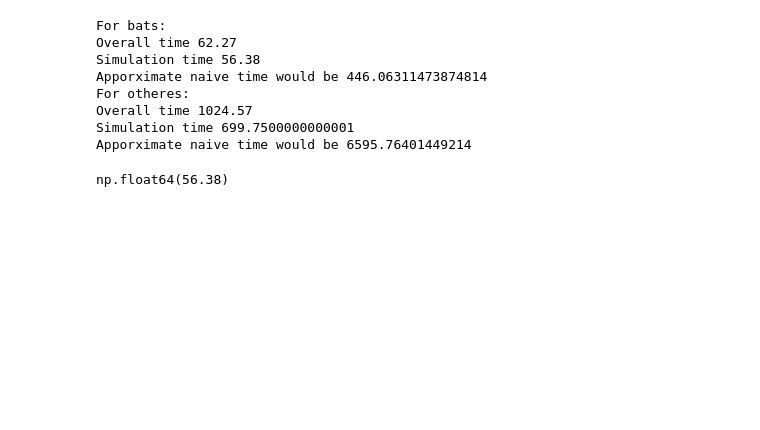
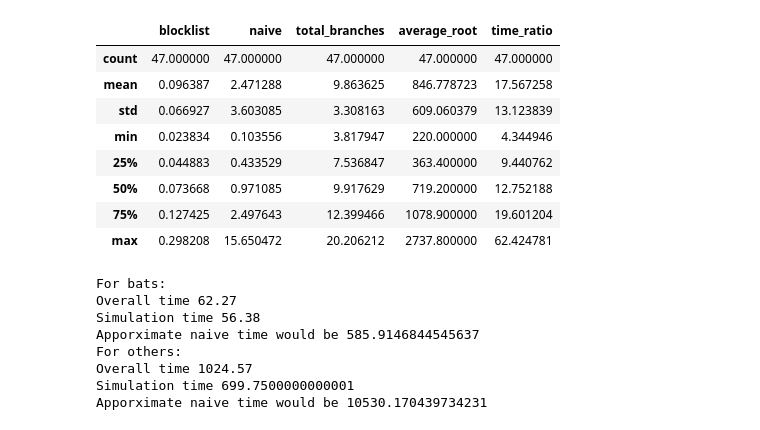
Before and after one commit to nimrodSerokTAU/evo-sim, a Jupyter notebook: analysis/notebooks/runtime_metrics.ipynb, the cells around one changed output. Saved outputs shown, nothing was run; the diff lists cells and outputs as text; code cells hidden in the pictures; blank space fills up the shorter version.

```diff
--- a/analysis/notebooks/runtime_metrics.ipynb
+++ b/analysis/notebooks/runtime_metrics.ipynb
@@ -131,14 +138,26 @@ time_log_bats_df.describe()
+# %%
+time_log_others_df.describe()
+# %% [output]
+|  | blocklist | naive | total_branches | average_root | time_ratio |
+| count | 47.000000 | 47.000000 | 47.000000 | 47.000000 | 47.000000 |
+| mean | 0.096387 | 2.471288 | 9.863625 | 846.778723 | 17.567258 |
+| std | 0.066927 | 3.603085 | 3.308163 | 609.060379 | 13.123839 |
+| min | 0.023834 | 0.103556 | 3.817947 | 220.000000 | 4.344946 |
+| 25% | 0.044883 | 0.433529 | 7.536847 | 363.400000 | 9.440762 |
+| 50% | 0.073668 | 0.971085 | 9.917629 | 719.200000 | 12.752188 |
+| 75% | 0.127425 | 2.497643 | 12.399466 | 1078.900000 | 19.601204 |
+| max | 0.298208 | 15.650472 | 20.206212 | 2737.800000 | 62.424781 |
 # %%
-labels = ["bats", "otheres"]
+labels = ["bats", "others"]
 
 for label in labels:
     print(f"For {label}:")
     if label == "bats":
-        overall_times_df = pd.read_csv("times_bats.csv")
-        simulation_times_df = pd.read_csv("empirical_times_bats.csv")
+        overall_times_df = pd.read_csv("../data/times_bats.csv")
+        simulation_times_df = pd.read_csv("../data/empirical_times_bats.csv")
     else:
-        overall_times_df = pd.read_csv("times_others.csv")
-        simulation_times_df = pd.read_csv("empirical_times_others.csv")
+        overall_times_df = pd.read_csv("../data/times_others.csv")
+        simulation_times_df = pd.read_csv("../data/empirical_times_others.csv")
 
     overall_times_df = overall_times_df.sort_values(by="File_Name")
     simulation_times_df = simulation_times_df.sort_values(by="File_Name")
@@ -156,8 +175,8 @@ for label in labels:
 For bats:
 Overall time 62.27
 Simulation time 56.38
-Apporximate naive time would be 446.06311473874814
-For otheres:
+Apporximate naive time would be 585.9146844545637
+For others:
 Overall time 1024.57
 Simulation time 699.7500000000001
-Apporximate naive time would be 6595.76401449214
+Apporximate naive time would be 10530.170439734231
@@ -170,5 +182,0 @@ simulation_times_df = simulation_times_df.sort_values(by="File_Name")
-# %%
-#Real compute time with blocklist method
-simulation_times_df["Duration_Hours"].sum()
-# %% [output]
-np.float64(56.38)
```
Also changed, not shown: parts of 14 cells of this notebook, 6 other files.
